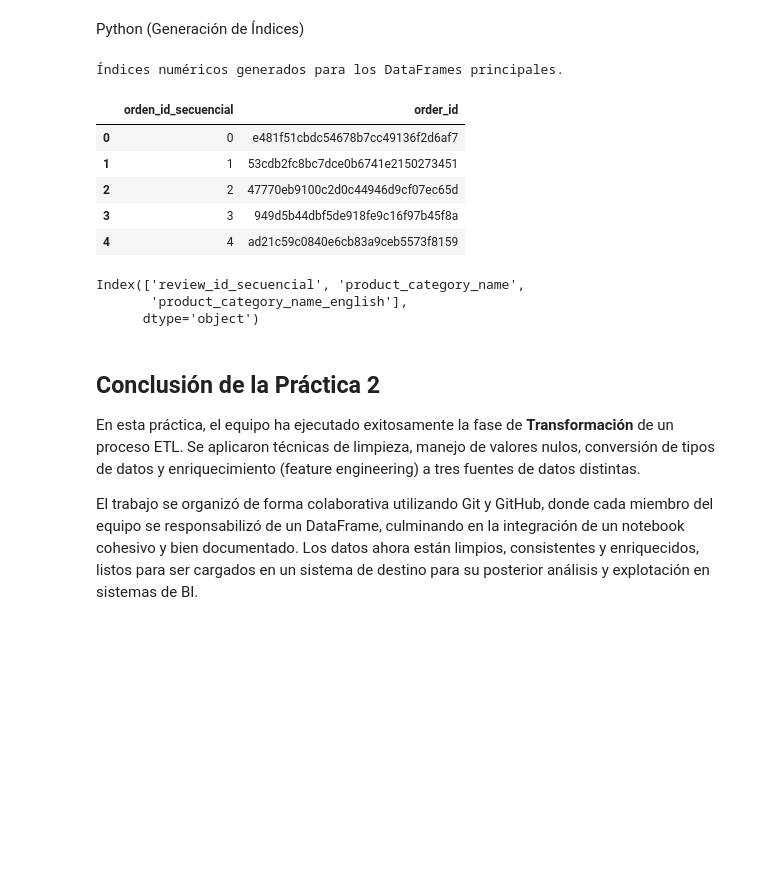
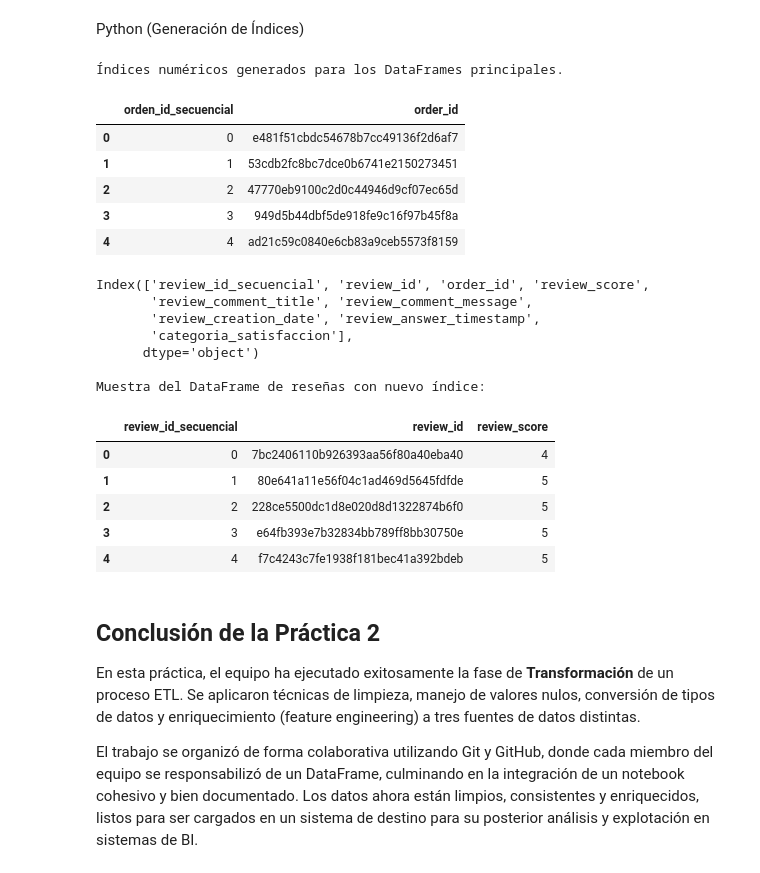
Before and after one commit to jdareval/practica1-bit-ETL, a Jupyter notebook: desarrolloG8.ipynb, the cells around one changed output. Drawn from its saved outputs; the diff is of its cells as text; code cells hidden in the pictures; blank space fills up the shorter version.

```diff
--- a/desarrolloG8.ipynb
+++ b/desarrolloG8.ipynb
@@ -89,9 +89,9 @@ Se describe los pasos:
 
 **Carga:** se utiliza la función **to_sql** de *Pandas* para cargar los datos de cada archivo en su tabla correspondiente dentro del progress SQL. Se ha configurado para reemplazar la tabla si ya existe.
 # %%
-# Definimos la ruta donde se encuentran los archivos CSV descargados
+# Definimos la ruta donde se encuentran los archivos CSV descargados de forma relativa
 
-data_path = r'C:\Users\nromero\downloads\archive'
+data_path = r'data/'
 
 # SELECCIONAMOS LOS ARCHIVOS CSV
 # Se crea una lista con los nombres de los archivos CSV que se van a cargar en la base de datos.
@@ -846,27 +846,40 @@ Python (Generación de Índices)
 # %%
 # --- 9. GENERACIÓN DE ÍNDICES NUMÉRICOS SECUENCIALES ---
 # Se toma el DataFrame limpio de órdenes y se le añade un ID secuencial.
 df_orders_final = df_orders_limpio.reset_index()
 df_orders_final.rename(columns={'index': 'orden_id_secuencial'}, inplace=True)
 
 # Se hace lo mismo para el DataFrame de reseñas.
-df_reviews_final = df_json_limpio.reset_index()
+df_reviews_final = df_order_reviews_cleaned.reset_index()
 df_reviews_final.rename(columns={'index': 'review_id_secuencial'}, inplace=True)
 
 print("\nÍndices numéricos generados para los DataFrames principales.")
 display(df_orders_final[['orden_id_secuencial', 'order_id']].head())
 print(df_reviews_final.columns)
+
+print("\nMuestra del DataFrame de reseñas con nuevo índice:")
+display(df_reviews_final[['review_id_secuencial', 'review_id', 'review_score']].head())
 # %% [output]
 Índices numéricos generados para los DataFrames principales.
 |  | orden_id_secuencial | order_id |
 | 0 | 0 | e481f51cbdc54678b7cc49136f2d6af7 |
 | 1 | 1 | 53cdb2fc8bc7dce0b6741e2150273451 |
 | 2 | 2 | 47770eb9100c2d0c44946d9cf07ec65d |
 | 3 | 3 | 949d5b44dbf5de918fe9c16f97b45f8a |
 | 4 | 4 | ad21c59c0840e6cb83a9ceb5573f8159 |
-Index(['review_id_secuencial', 'product_category_name',
-       'product_category_name_english'],
+Index(['review_id_secuencial', 'review_id', 'order_id', 'review_score',
+       'review_comment_title', 'review_comment_message',
+       'review_creation_date', 'review_answer_timestamp',
+       'categoria_satisfaccion'],
       dtype='object')
+
+Muestra del DataFrame de reseñas con nuevo índice:
+|  | review_id_secuencial | review_id | review_score |
+| 0 | 0 | 7bc2406110b926393aa56f80a40eba40 | 4 |
+| 1 | 1 | 80e641a11e56f04c1ad469d5645fdfde | 5 |
+| 2 | 2 | 228ce5500dc1d8e020d8d1322874b6f0 | 5 |
+| 3 | 3 | e64fb393e7b32834bb789ff8bb30750e | 5 |
+| 4 | 4 | f7c4243c7fe1938f181bec41a392bdeb | 5 |
 # %% [markdown]
 ## Conclusión de la Práctica 2
 
```
Also changed, not shown: 10 other files.
